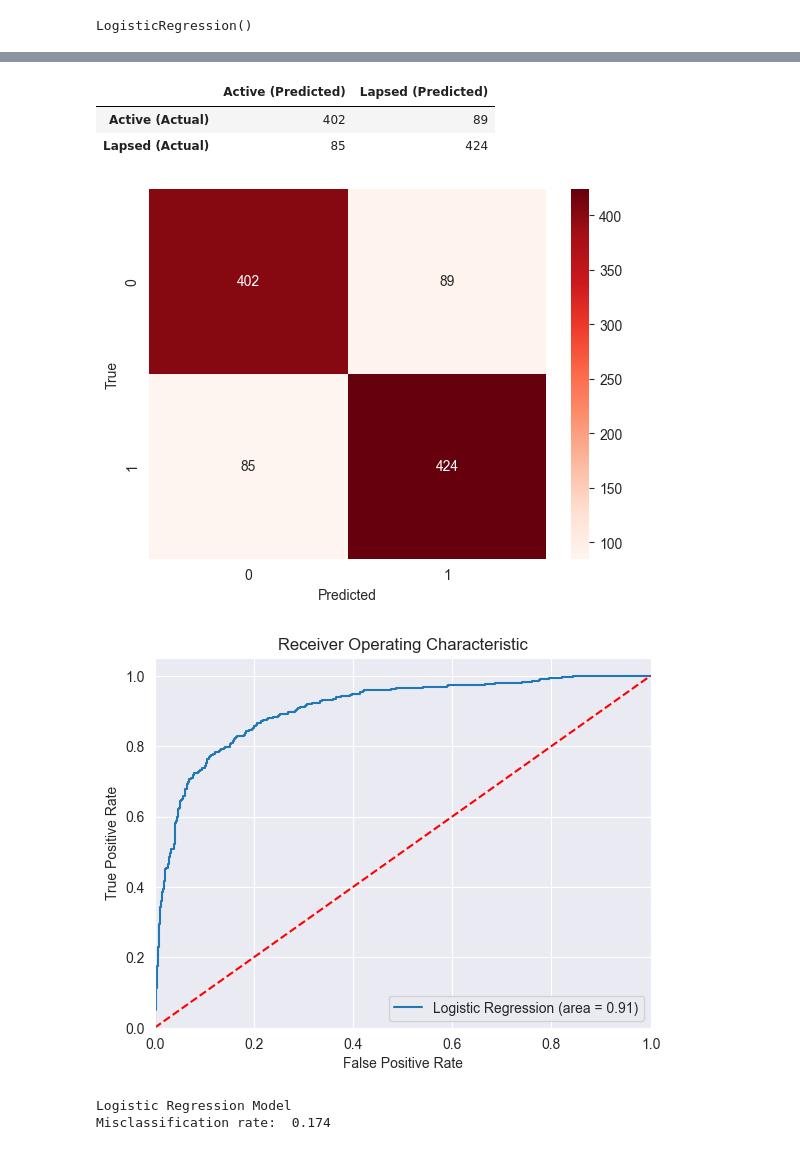
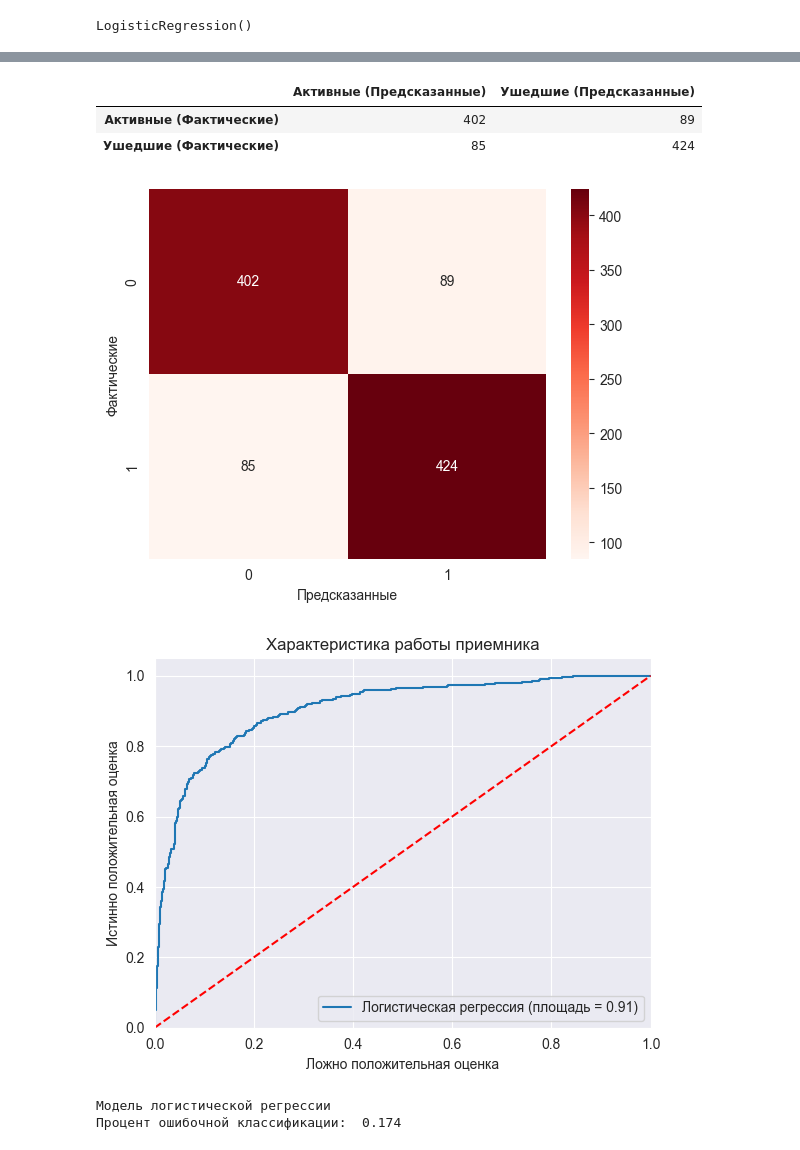
Before and after one commit to kelsinbek/CustomerChurn, a Jupyter notebook: churn.ipynb, the cells around one changed output, grey strips where cells are left out. Cells and saved outputs as stored; diff of their text form; code cells hidden in the pictures.

```diff
--- a/churn.ipynb
+++ b/churn.ipynb
@@ -186,19 +186,19 @@ from sklearn.metrics import accuracy_score, classification_report, confusion_mat
 
 # Оценим модель на тестовом наборе (точность).
 y_test_pred = lr_model.predict(X_test)
-print("Test accuracy: ", accuracy_score(y_test, y_test_pred), "\n")
+print("Точность на тестовом наборе: ", accuracy_score(y_test, y_test_pred), "\n")
 
 # Распечатаем отчет о классификации.
-print("\nClassification Report:\n\n", classification_report(y_test, y_test_pred), "\n")
+print("\nОтчет о классификации:\n\n", classification_report(y_test, y_test_pred), "\n")
 
-print("Confusion matrix:")
+print("Матрица путаницы:")
 
 # Матрица путаницы.
 cm = confusion_matrix(y_test, y_test_pred)
 
-# Преобразуем матрицу путаницы в dataframe для лучшей визуализации.
-cm_df = pd.DataFrame(cm, index = ['Active (Actual)', 'Lapsed (Actual)'],
-                     columns = ['Active (Predicted)', 'Lapsed (Predicted)'])
+# Преобразуем матрицу путаницы в DataFrame для лучшей визуализации.
+cm_df = pd.DataFrame(cm, index=['Активные (Фактические)', 'Ушедшие (Фактические)'],
+                     columns=['Активные (Предсказанные)', 'Ушедшие (Предсказанные)'])
 
 # Отобразили матрицу путаницы.
 display(cm_df)
@@ -212,8 +212,8 @@ print("\n")
 # Выведем матрицу ошибок.
 confusion_mat = confusion_matrix(y_test, y_test_pred)
 sns.heatmap(confusion_mat, annot=True, fmt="d", cmap='Reds')
-plt.xlabel('Predicted')
-plt.ylabel('True')
+plt.xlabel('Предсказанные')
+plt.ylabel('Фактические')
 plt.show()
 
 # Выведем пустую строку для целей ясности.
@@ -221,19 +221,19 @@ print("\n")
 
 # Построить ROC-кривую.
 # Вычислим вероятности получения положительного класса.
-y_scores = lr_model.predict_proba(X_test)[:,1]
+y_scores = lr_model.predict_proba(X_test)[:, 1]
 roc_auc = roc_auc_score(y_test, y_scores)
 fpr, tpr, thresholds = roc_curve(y_test, y_scores)
 
 # Построим ROC-кривую.
 plt.figure()
-plt.plot(fpr, tpr, label='Logistic Regression (area = %0.2f)' % roc_auc)
-plt.plot([0, 1], [0, 1],'r--')
+plt.plot(fpr, tpr, label='Логистическая регрессия (площадь = %0.2f)' % roc_auc)
+plt.plot([0, 1], [0, 1], 'r--')
 plt.xlim([0.0, 1.0])
 plt.ylim([0.0, 1.05])
-plt.xlabel('False Positive Rate')
-plt.ylabel('True Positive Rate')
-plt.title('Receiver Operating Characteristic')
+plt.xlabel('Ложно положительная оценка')
+plt.ylabel('Истинно положительная оценка')
+plt.title('Характеристика работы приемника')
 plt.legend(loc="lower right")
 plt.show()
 
@@ -242,8 +242,8 @@ print("\n")
 
 # Вычислим процент ошибочной классификации для модели логистической регрессии.
 misclassification_rate_lr = (cm[0][1] + cm[1][0]) / cm.sum()
-print("\nLogistic Regression Model")
-print("Misclassification rate: ", misclassification_rate_lr)
+print("\nМодель логистической регрессии")
+print("Процент ошибочной классификации: ", misclassification_rate_lr)
 
 # Выведем пустую строку для большей ясности.
 print("\n")
@@ -252,6 +252,6 @@ print("\n")
 # !!!!!!!
 # "Выведем важность признаков."
 importance = lr_model.coef_[0]
-feature_importance = pd.DataFrame({'feature': X_train.columns, 'importance': importance})
-feature_importance.sort_values(by='importance', ascending=False)
+feature_importance = pd.DataFrame({'признак': X_train.columns, 'важность': importance})
+feature_importance.sort_values(by='важность', ascending=False)
 # %% [output]
@@ -274,7 +274,7 @@ Confusion matrix:
-|  | Active (Predicted) | Lapsed (Predicted) |
-| Active (Actual) | 402 | 89 |
-| Lapsed (Actual) | 85 | 424 |
+|  | Активные (Предсказанные) | Ушедшие (Предсказанные) |
+| Активные (Фактические) | 402 | 89 |
+| Ушедшие (Фактические) | 85 | 424 |
-[figure, old version]
+[figure, new version]
-[figure, old version]
+[figure, new version]
-Logistic Regression Model
-Misclassification rate:  0.174
+Модель логистической регрессии
+Процент ошибочной классификации:  0.174
```
Also changed, not shown: parts of 1 cell of this notebook.
